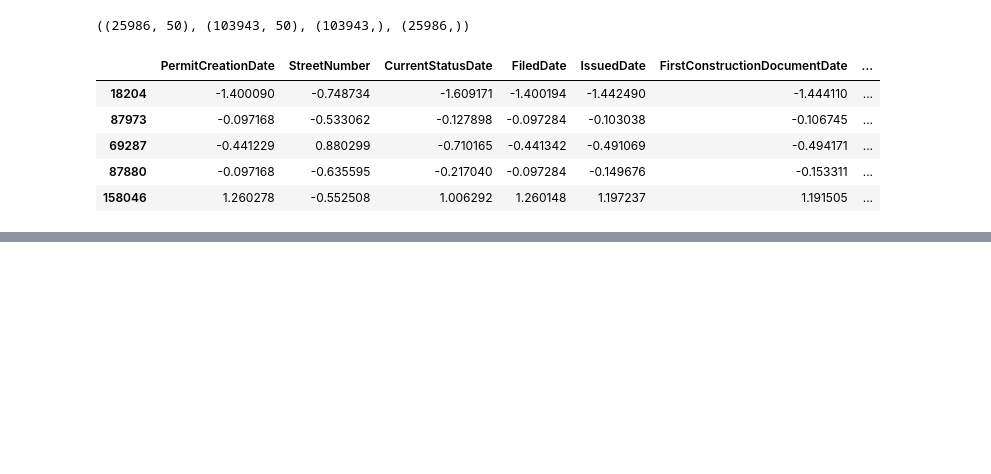
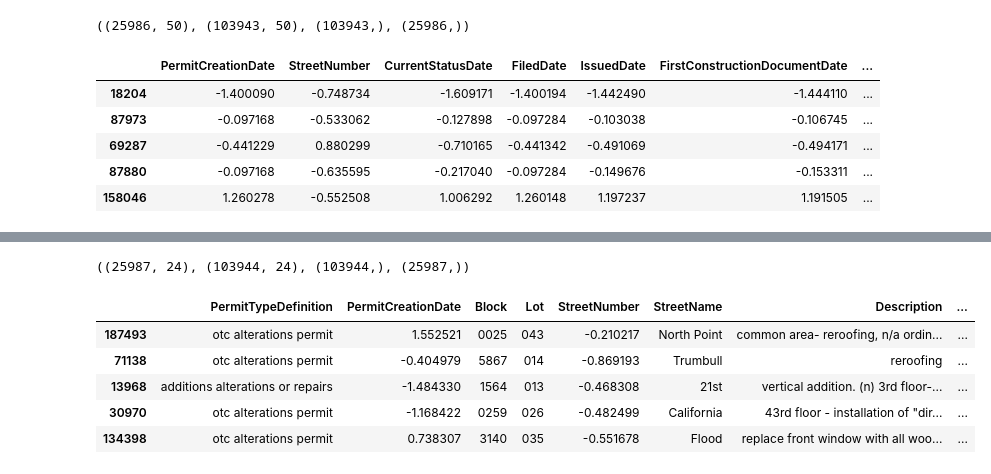
Before and after one commit to Suraba03/ml_san_francisco_permits, a Jupyter notebook: san_fancisco.ipynb, the cells around one changed output, grey strips where cells are left out. Cells and saved outputs as stored; diff of their text form; code cells hidden in the pictures; blank space fills up the shorter version.

```diff
--- a/san_fancisco.ipynb
+++ b/san_fancisco.ipynb
@@ -794,0 +915,2 @@ roc_auc_score(y_test, clf_lr1.decision_function(X_test))
+# %%
+X_train_cbc, X_test_cbc, y_train_cbc, y_test_cbc = train_test_split(X_cbc, y_cbc, test_size=0.2)
@@ -794,0 +950,13 @@ roc_auc_score(y_test, clf_lr1.decision_function(X_test))
+# %%
+X_test_cbc.shape, X_train_cbc.shape, y_train_cbc.shape, y_test_cbc.shape
+# %% [output]
+((25987, 24), (103944, 24), (103944,), (25987,))
+# %%
+X_train_cbc.head()
+# %% [output]
+|  | PermitTypeDefinition | PermitCreationDate | Block | Lot | StreetNumber | StreetName | Description | ... |
+| 187493 | otc alterations permit | 1.552521 | 0025 | 043 | -0.210217 | North Point | common area- reroofing, n/a ordin... | ... |
+| 71138 | otc alterations permit | -0.404979 | 5867 | 014 | -0.869193 | Trumbull | reroofing | ... |
+| 13968 | additions alterations or repairs | -1.484330 | 1564 | 013 | -0.468308 | 21st | vertical addition. (n) 3rd floor-... | ... |
+| 30970 | otc alterations permit | -1.168422 | 0259 | 026 | -0.482499 | California | 43rd floor - installation of "dir... | ... |
+| 134398 | otc alterations permit | 0.738307 | 3140 | 035 | -0.551678 | Flood | replace front window with all woo... | ... |
```
Also changed, not shown: parts of 46 cells of this notebook.
